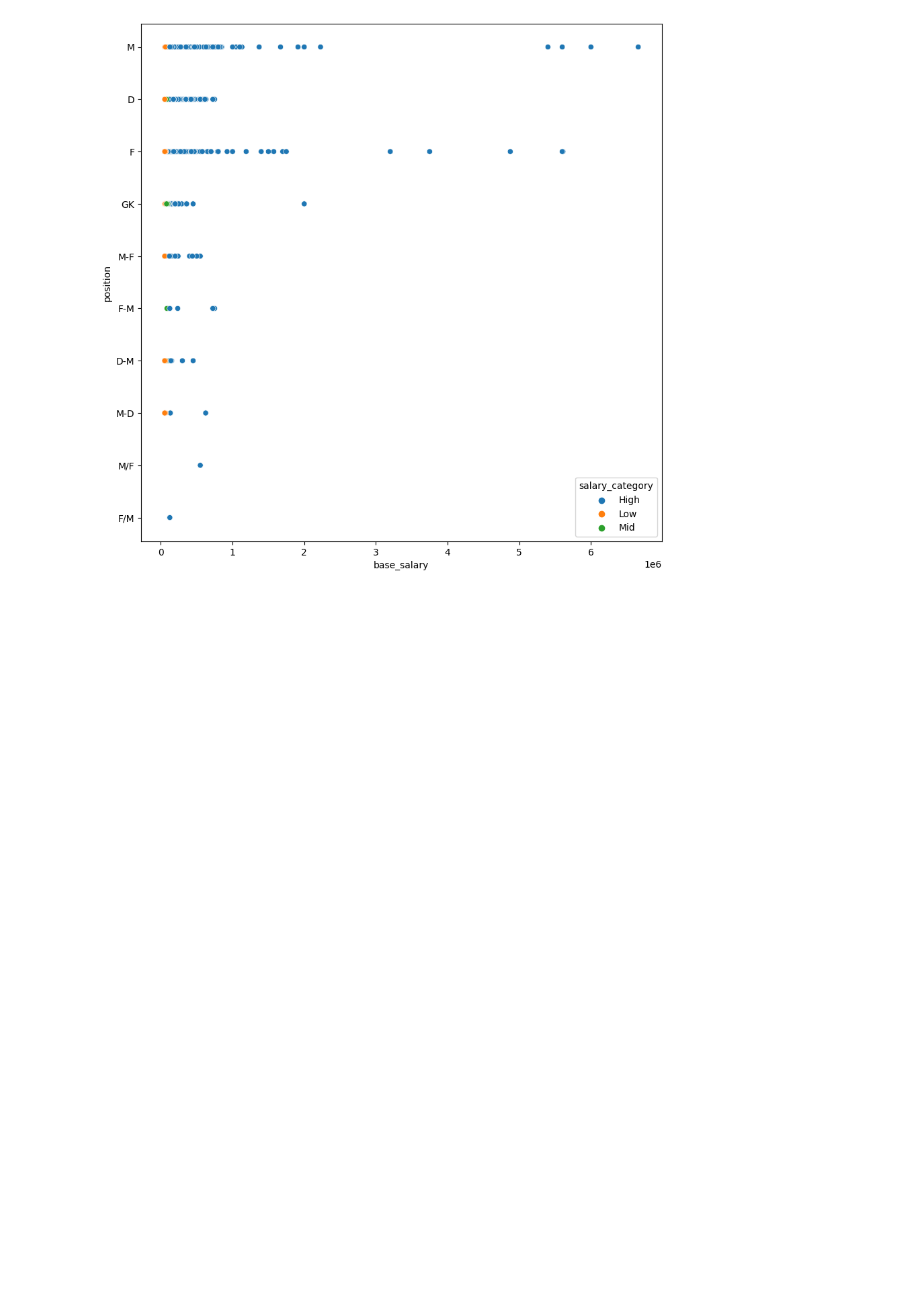
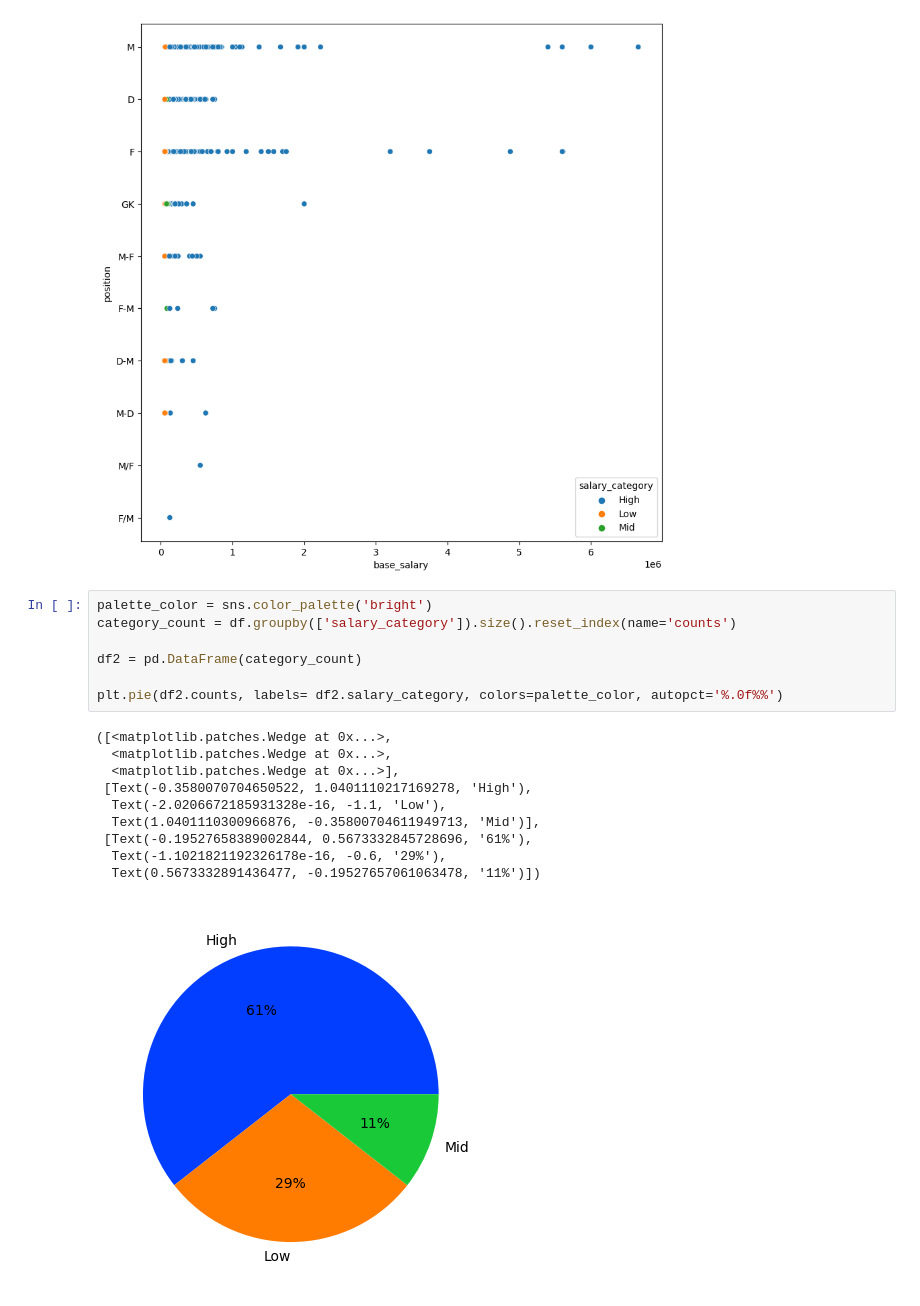
Before and after one commit to curt2023/datafun-06-projects, a Jupyter notebook: mls-salaries.ipynb, the cells around one changed output. Drawn from its saved outputs; the diff is of its cells as text; blank space fills up the shorter version.

Commit message:
Added a Pie Chart to the bonus

```diff
--- a/mls-salaries.ipynb
+++ b/mls-salaries.ipynb
@@ -221,3 +221,21 @@ sns.scatterplot(x=(df.base_salary),y= (df.position), hue=(df.salary_category), a
 # %% [output]
 <Axes: xlabel='base_salary', ylabel='position'>
 [figure]
+# %%
+palette_color = sns.color_palette('bright')
+category_count = df.groupby(['salary_category']).size().reset_index(name='counts')
+
+df2 = pd.DataFrame(category_count)
+
+plt.pie(df2.counts, labels= df2.salary_category, colors=palette_color, autopct='%.0f%%')
+# %% [output]
+([<matplotlib.patches.Wedge at 0x...>,
+  <matplotlib.patches.Wedge at 0x...>,
+  <matplotlib.patches.Wedge at 0x...>],
+ [Text(-0.3580070704650522, 1.0401110217169278, 'High'),
+  Text(-2.0206672185931328e-16, -1.1, 'Low'),
+  Text(1.0401110300966876, -0.35800704611949713, 'Mid')],
+ [Text(-0.19527658389002844, 0.5673332845728696, '61%'),
+  Text(-1.1021821192326178e-16, -0.6, '29%'),
+  Text(0.5673332891436477, -0.19527657061063478, '11%')])
+[figure, added]
```
